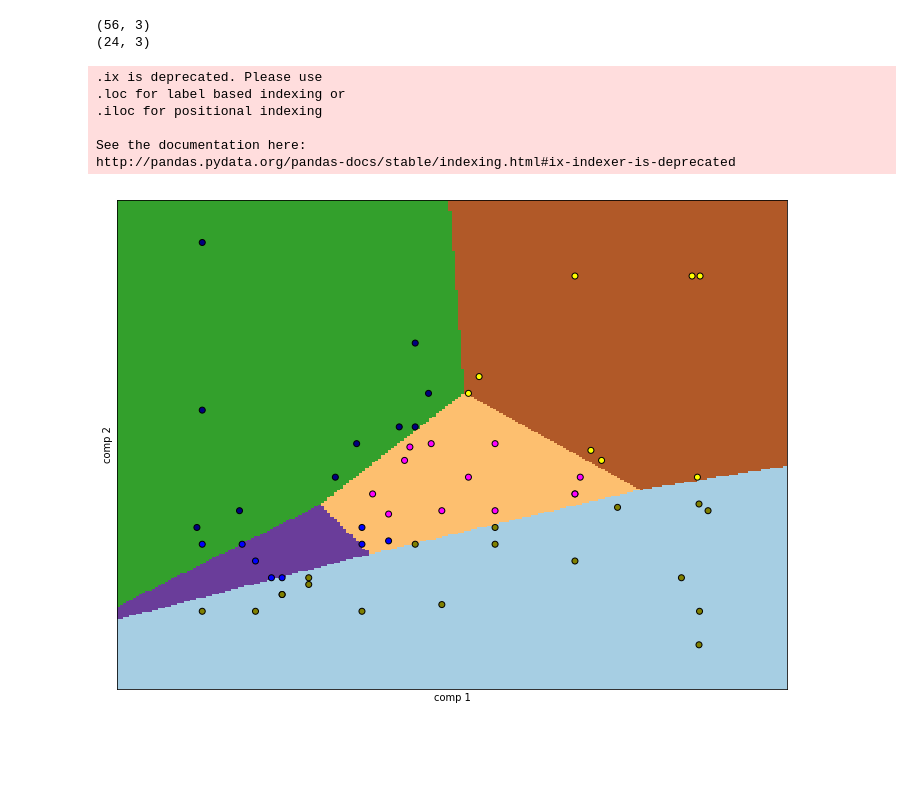
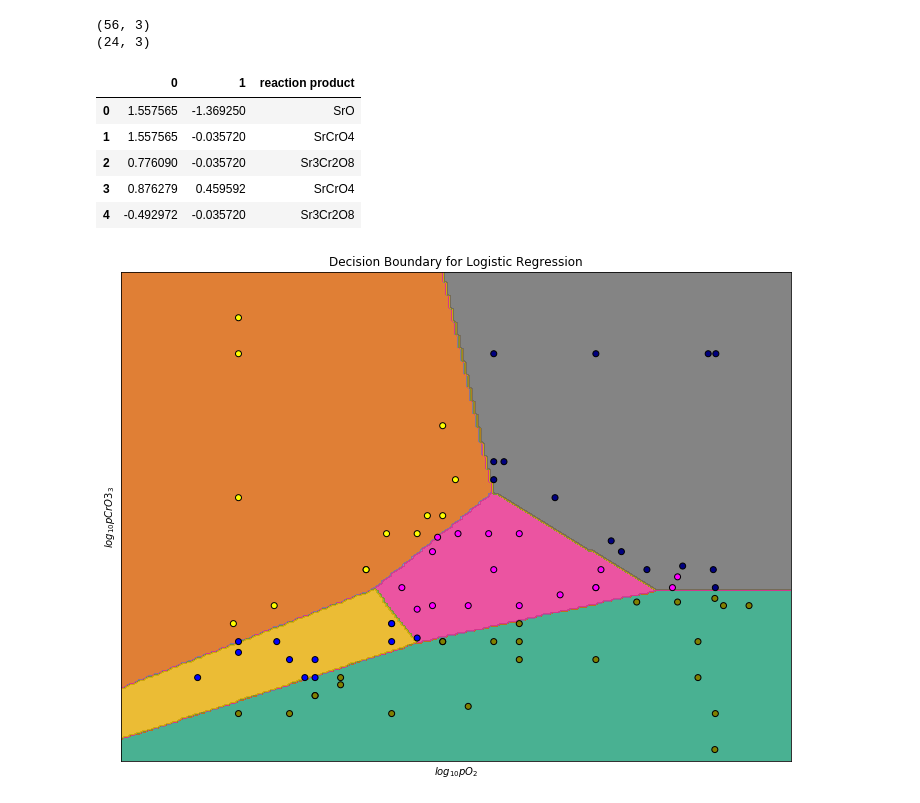
Before and after one commit to boledadian/cammp_7, a Jupyter notebook: P1/Question 1 .ipynb, the cells around one changed output. Saved outputs shown, nothing was run; the diff lists cells and outputs as text; code cells hidden in the pictures; blank space fills up the shorter version.

```diff
--- a/P1/Question 1 .ipynb
+++ b/P1/Question 1 .ipynb
@@ -52,51 +52,61 @@ print (np.shape (X_test))
 # %% [output]
 (56, 3)
 (24, 3)
+# %%
+df.head()
+# %% [output]
+|  | 0 | 1 | reaction product |
+| 0 | 1.557565 | -1.369250 | SrO |
+| 1 | 1.557565 | -0.035720 | SrCrO4 |
+| 2 | 0.776090 | -0.035720 | Sr3Cr2O8 |
+| 3 | 0.876279 | 0.459592 | SrCrO4 |
+| 4 | -0.492972 | -0.035720 | Sr3Cr2O8 |
 # %%
 from sklearn import linear_model
+import itertools
 h = .02  # step size in the mesh
+
+X = np.array(df)
 
 logreg = linear_model.LogisticRegression(C=1e5)
 
 # we create an instance of Neighbours Classifier and fit the data.
 logreg.fit(X_train[:, :2], np.array(X_train[:, 2:], dtype = np.str))
 
 # Plot the decision boundary. For that, we will assign a color to each
 # point in the mesh [x_min, m_max]x[y_min, y_max].
 x_min, x_max  = X_train[:, 0].min() - .5, X_train[:, 0].max() + .5
 y_min, y_max = X_train[:, 1].min() - .5, X_train[:, 1].max() + .5
 xx, yy = np.meshgrid(np.arange(x_min, x_max, h), np.arange(y_min, y_max, h))
 Z = logreg.predict(np.c_[xx.ravel(), yy.ravel()])
 # pd.set_option('display.max_columns', None)#显示pandas完整数据
 # pd.set_option('display.max_rows', None)
 #print (pd.DataFrame(Z))
 
 
 # Put the result into a color plot
 encoder = {'SrO': 1, 'SrCrO3': 2, 'Sr3Cr2O8': 3,'Sr2CrO4':4,'SrCrO4':5}
 Z = np.array([encoder[z] for z in Z]).reshape(xx.shape)
 plt.figure(figsize=(12, 9))
-plt.pcolormesh(xx, yy, Z, cmap=plt.cm.Paired)
-
+#plt.pcolormesh(xx, yy, Z, cmap=plt.cm.Paired)
+plt.contourf(xx, yy, Z, cmap=plt.cm.get_cmap('Dark2'), alpha=0.8)
 # Plot also the training points
-col_map = {'SrO': 'olive', 'SrCrO3': 'navy', 'Sr3Cr2O8': 'magenta','Sr2CrO4':"blue",'SrCrO4':"yellow"}
-plt.scatter(X_train[:, 0], X_train[:, 1], c= [col_map[lb] for lb in df["reaction product"].ix[idx]], edgecolors='k', cmap=plt.cm.Paired)
-plt.xlabel('comp 1')
-plt.ylabel('comp 2')
+#col_map = {'SrO': 'olive', 'SrCrO3': 'navy', 'Sr3Cr2O8': 'magenta','Sr2CrO4':"white",'SrCrO4':"yellow"}
+#plt.scatter(X_train[:, 0], X_train[:, 1], c= [col_map[lb] for lb in df["reaction product"].ix[idx]], edgecolors='k', cmap=plt.cm.Paired)
+col_map = {'SrO': 'olive', 'SrCrO3': 'yellow', 'Sr3Cr2O8': 'magenta','Sr2CrO4':"blue",'SrCrO4':"navy"}
+plt.scatter(X[:,0], X[:,1], c= [col_map[lb] for lb in df['reaction product']], edgecolors='k', cmap=plt.cm.Paired)
+plt.ylabel('$log_{10}pCrO3_3$')
+plt.xlabel('$log_{10}pO_2$')
+plt.title("Decision Boundary for Logistic Regression")
 
 plt.xlim(xx.min(), xx.max())
 plt.ylim(yy.min(), yy.max())
 plt.xticks(())
 plt.yticks(())
+plt.savefig('classification_LogReg.png')
 plt.show()
 # %% [output]
-.ix is deprecated. Please use
-.loc for label based indexing or
-.iloc for positional indexing
-
-See the documentation here:
-http://pandas.pydata.org/pandas-docs/stable/indexing.html#ix-indexer-is-deprecated
-[figure, old version]
+[figure, new version]
 # %%
 y_prediction=logreg.predict(X_test[:, :2])
 # %%
```
Also changed, not shown: parts of 11 cells of this notebook, 17 other files.
